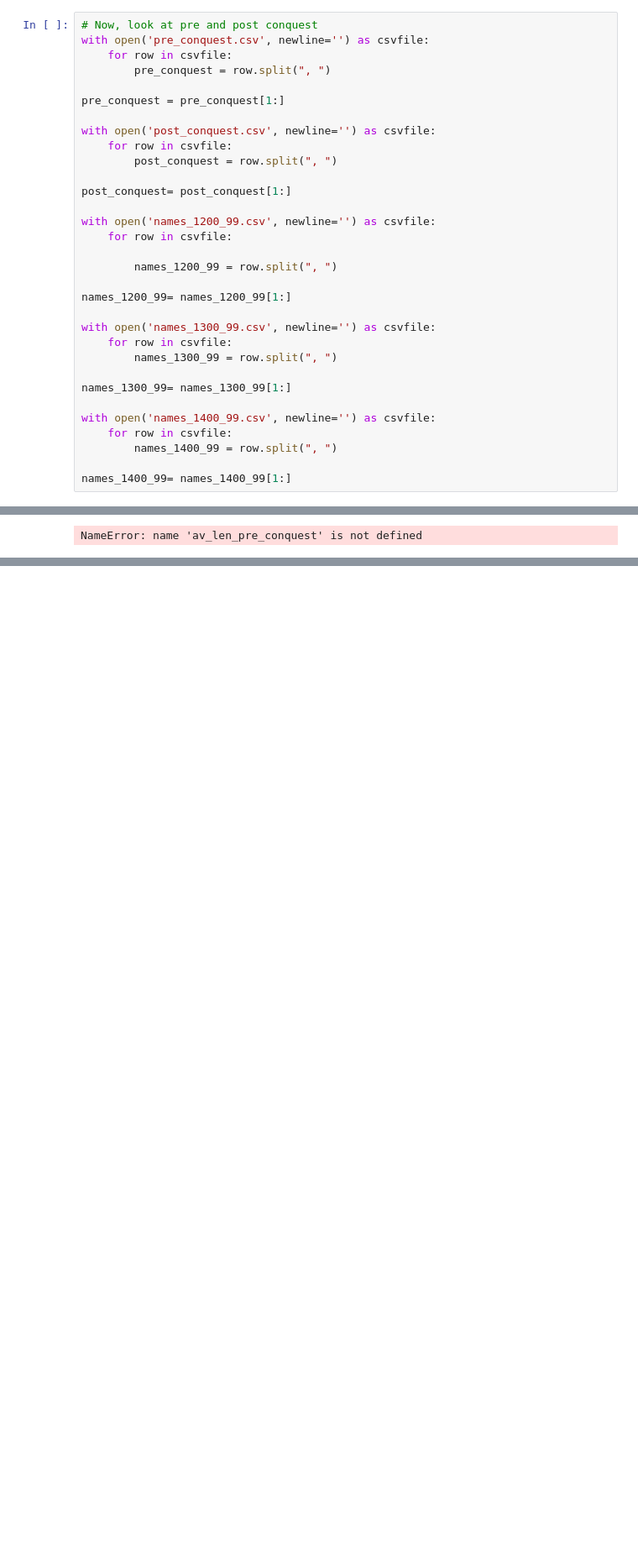
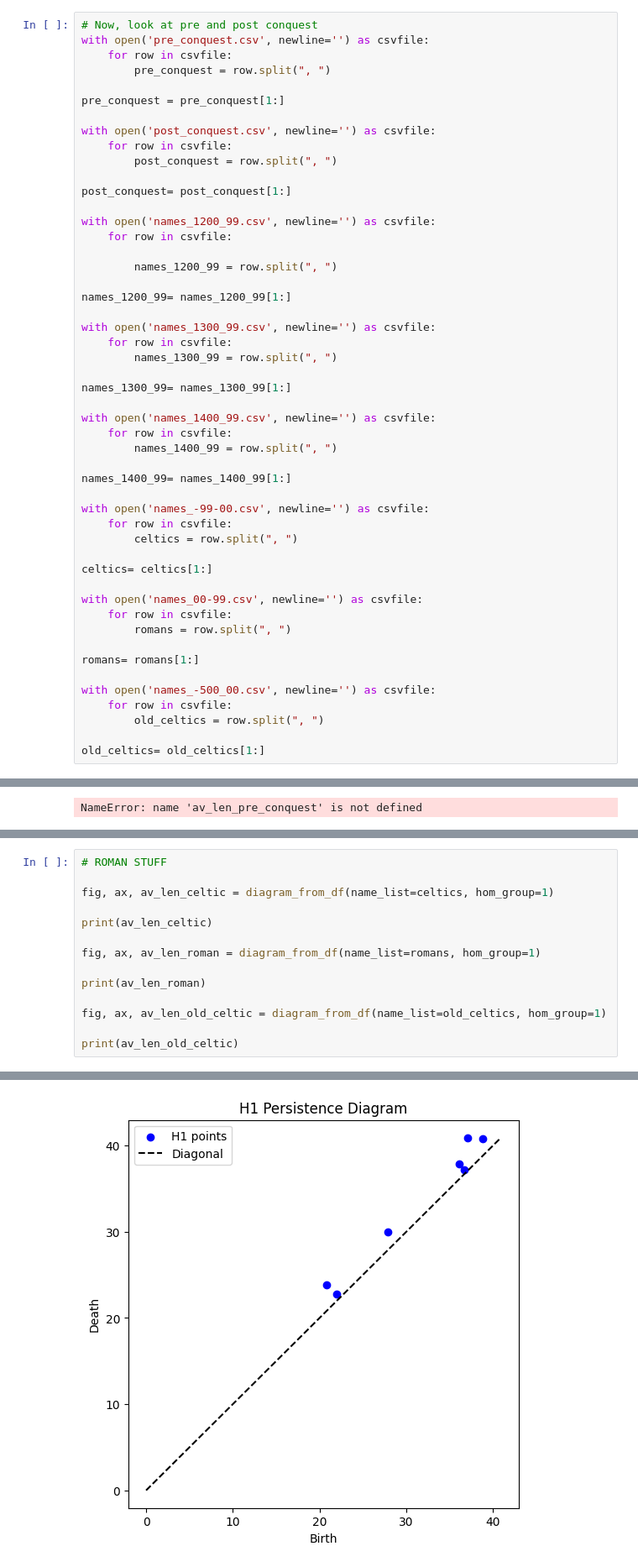
Before and after one commit to GabrielDHu/topology_and_data, a Jupyter notebook: name_systems_jupyter.ipynb, the cells around one changed output, grey strips where cells are left out. Shown at 84% size. Cells and saved outputs as stored; diff of their text form; blank space fills up the shorter version.

```diff
--- a/name_systems_jupyter.ipynb
+++ b/name_systems_jupyter.ipynb
@@ -468,6 +470,24 @@ with open('names_1400_99.csv', newline='') as csvfile:
         names_1400_99 = row.split(", ")
 
 names_1400_99= names_1400_99[1:]
+
+with open('names_-99-00.csv', newline='') as csvfile:
+    for row in csvfile:
+        celtics = row.split(", ")
+
+celtics= celtics[1:]
+
+with open('names_00-99.csv', newline='') as csvfile:
+    for row in csvfile:
+        romans = row.split(", ")
+
+romans= romans[1:]
+
+with open('names_-500_00.csv', newline='') as csvfile:
+    for row in csvfile:
+        old_celtics = row.split(", ")
+
+old_celtics= old_celtics[1:]
 # %%
 fig, ax, av_len_pre_conquest = diagram_from_df(name_list=pre_conquest)
 
@@ -525,3 +584,18 @@ NameError: name 'av_len_pre_conquest' is not defined
 fig, ax = diagram_from_df(name_list=very_small_names, hom_group=1)
 # %% [output]
 [figure]
+# %%
+# ROMAN STUFF
+
+fig, ax, av_len_celtic = diagram_from_df(name_list=celtics, hom_group=1)
+
+print(av_len_celtic)
+
+fig, ax, av_len_roman = diagram_from_df(name_list=romans, hom_group=1)
+
+print(av_len_roman)
+
+fig, ax, av_len_old_celtic = diagram_from_df(name_list=old_celtics, hom_group=1)
+
+print(av_len_old_celtic)
+# %% [output]
@@ -527,0 +605 @@ fig, ax = diagram_from_df(name_list=very_small_names, hom_group=1)
+[figure, added]
```
Also changed, not shown: parts of 20 cells of this notebook, 28 other files.
